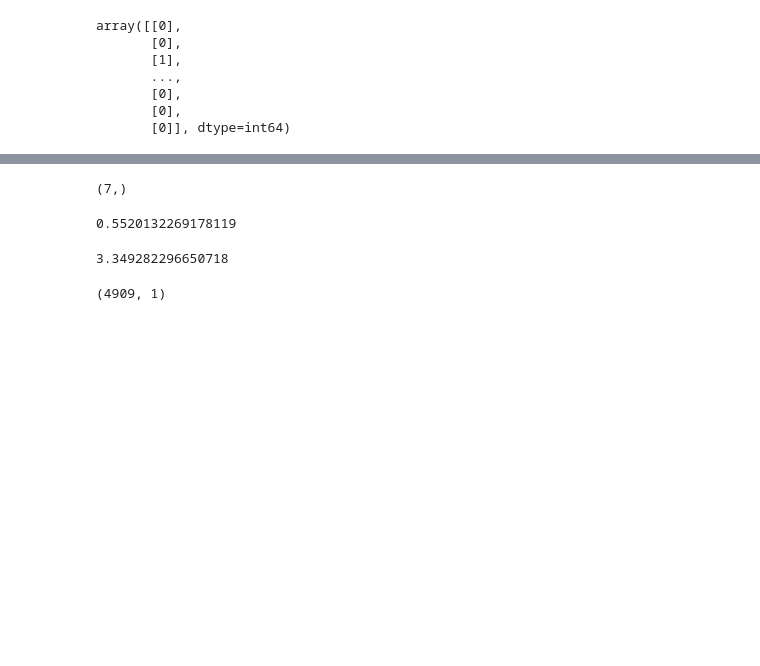
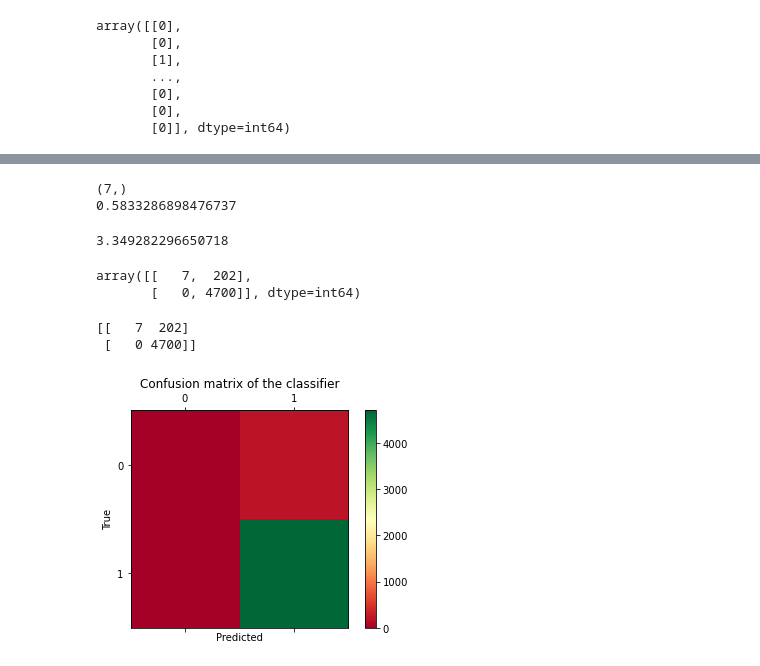
Before and after one commit to marcos261099/Practica2IA2, a Jupyter notebook: p3/L2P3-MLP_Infarto.ipynb, the cells around one changed output, grey strips where cells are left out. Cells and saved outputs as stored; diff of their text form; code cells hidden in the pictures; blank space fills up the shorter version.

```diff
--- a/p3/L2P3-MLP_Infarto.ipynb
+++ b/p3/L2P3-MLP_Infarto.ipynb
@@ -273,16 +269,45 @@ Dtemporal
 dlis=Dtemporal["prediccion"].tolist()
 dlis=np.array(dlis)
 print(dlis.shape)
-dlis.mean()
+print(dlis.mean())
+Numeros1=DataFrameSinNa.loc[(DataFrameSinNa['infarto']==1.0)].shape[0]
+(np.count_nonzero(p2)/Numeros1) *100
 # %% [output]
 (7,)
+0.5833286898476737
-0.5520132269178119
+3.349282296650718
-# %%
-Numeros1=DataFrameSinNa.loc[(DataFrameSinNa['infarto']==1.0)].shape[0]
-(np.count_nonzero(p2)/Numeros1) *100
-# %% [output]
-3.349282296650718
-# %%
-p2.shape
-# %% [output]
-(4909, 1)
+# %%
+Ypredict=p2
+Ypredict = Ypredict.astype(np.int64)
+labl=[1,0]
+matrix = confusion_matrix(Ytotales.flatten(), Ypredict.flatten(),labels=labl)
+matrix
+# %% [output]
+array([[   7,  202],
+       [   0, 4700]], dtype=int64)
+# %%
+#mostramos la matriz de confusion pintada y le pasamos en ytest y pred los valores
+#q tenia q dar y los q da
+
+y_test = Ytotales.ravel()
+
+pred = Ypredict.ravel()
+
+print(matrix)
+fig = plt.figure()
+ax = fig.add_subplot(111)
+cax = ax.matshow(matrix,cmap='RdYlGn')
+plt.title('Confusion matrix of the classifier')
+fig.colorbar(cax)
+ax.set_xticks(labl)
+ax.set_yticks(labl)
+ax.set_xticklabels(labl)
+ax.set_yticklabels(labl)
+plt.xlabel('Predicted')
+plt.ylabel('True')
+
+plt.show()
+# %% [output]
+[[   7  202]
+ [   0 4700]]
+[figure, added]
```
Also changed, not shown: parts of 10 cells of this notebook, 1 other file.
